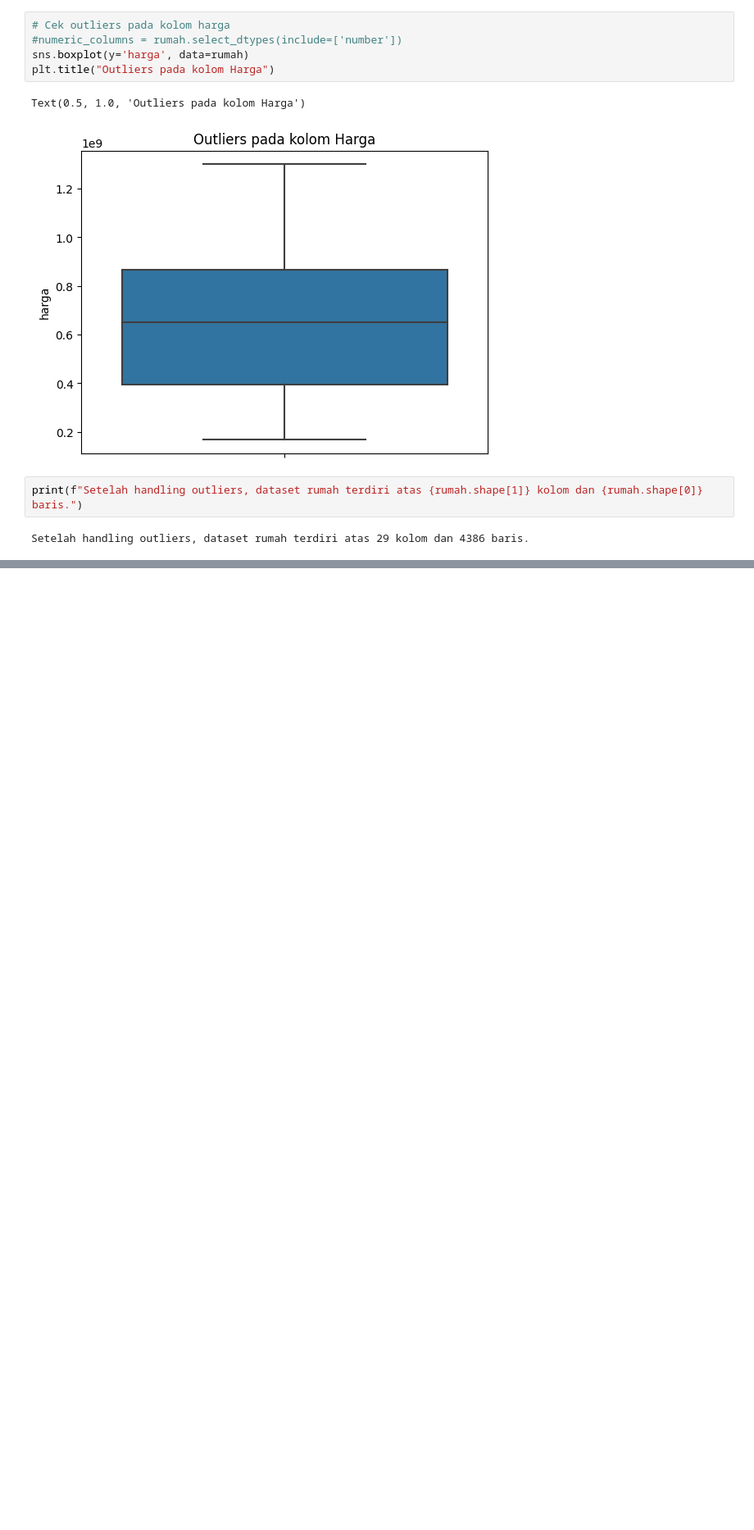
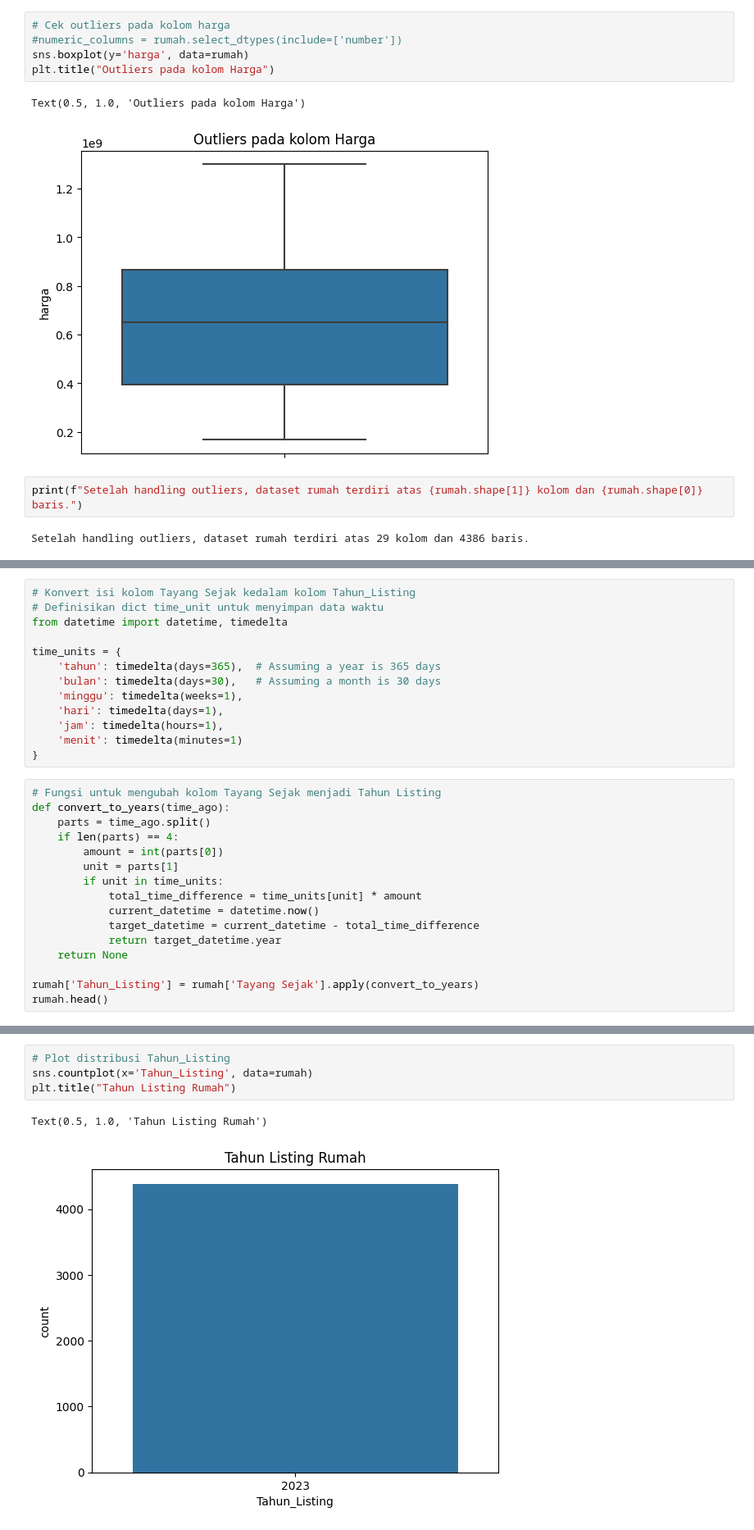
Before and after one commit to daff00/house-price-prediction, a Jupyter notebook: house_price_prediction.ipynb, the cells around one changed output, grey strips where cells are left out. Shown at 82% size. Cells and saved outputs as stored; diff of their text form; blank space fills up the shorter version.

```diff
--- a/house_price_prediction.ipynb
+++ b/house_price_prediction.ipynb
@@ -252,0 +328,29 @@ Setelah handling outliers, dataset rumah terdiri atas 29 kolom dan 4386 baris.
+# %%
+# Konvert isi kolom Tayang Sejak kedalam kolom Tahun_Listing
+# Definisikan dict time_unit untuk menyimpan data waktu
+from datetime import datetime, timedelta
+
+time_units = {
+    'tahun': timedelta(days=365),  # Assuming a year is 365 days
+    'bulan': timedelta(days=30),   # Assuming a month is 30 days
+    'minggu': timedelta(weeks=1),
+    'hari': timedelta(days=1),
+    'jam': timedelta(hours=1),
+    'menit': timedelta(minutes=1)
+}
+# %%
+# Fungsi untuk mengubah kolom Tayang Sejak menjadi Tahun Listing
+def convert_to_years(time_ago):
+    parts = time_ago.split()
+    if len(parts) == 4:
+        amount = int(parts[0])
+        unit = parts[1]
+        if unit in time_units:
+            total_time_difference = time_units[unit] * amount
+            current_datetime = datetime.now()
+            target_datetime = current_datetime - total_time_difference
+            return target_datetime.year
+    return None
+
+rumah['Tahun_Listing'] = rumah['Tayang Sejak'].apply(convert_to_years)
+rumah.head()
@@ -252,0 +377,7 @@ Setelah handling outliers, dataset rumah terdiri atas 29 kolom dan 4386 baris.
+# %%
+# Plot distribusi Tahun_Listing
+sns.countplot(x='Tahun_Listing', data=rumah)
+plt.title("Tahun Listing Rumah")
+# %% [output]
+Text(0.5, 1.0, 'Tahun Listing Rumah')
+[figure, added]
```
Also changed, not shown: parts of 14 cells of this notebook.
